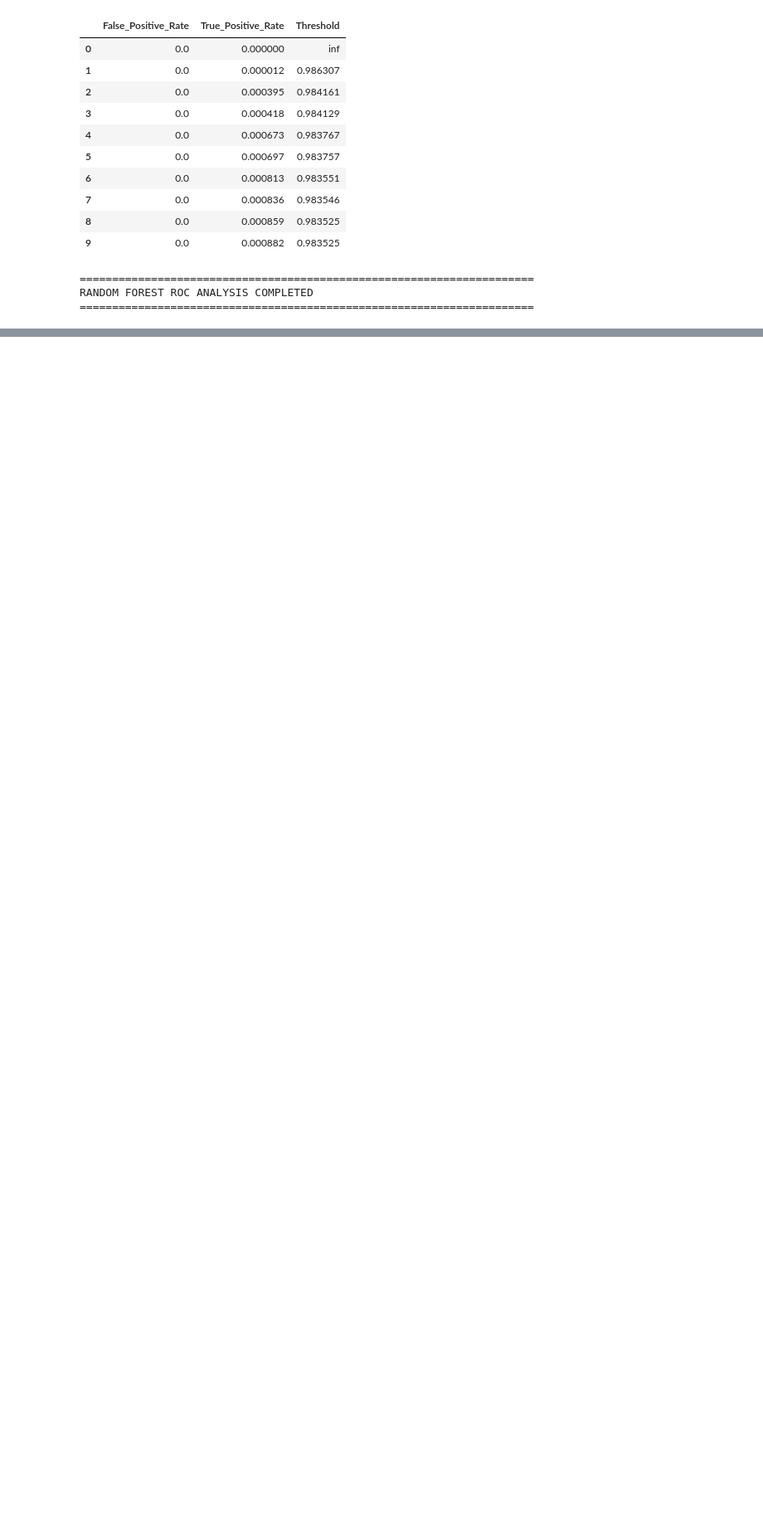
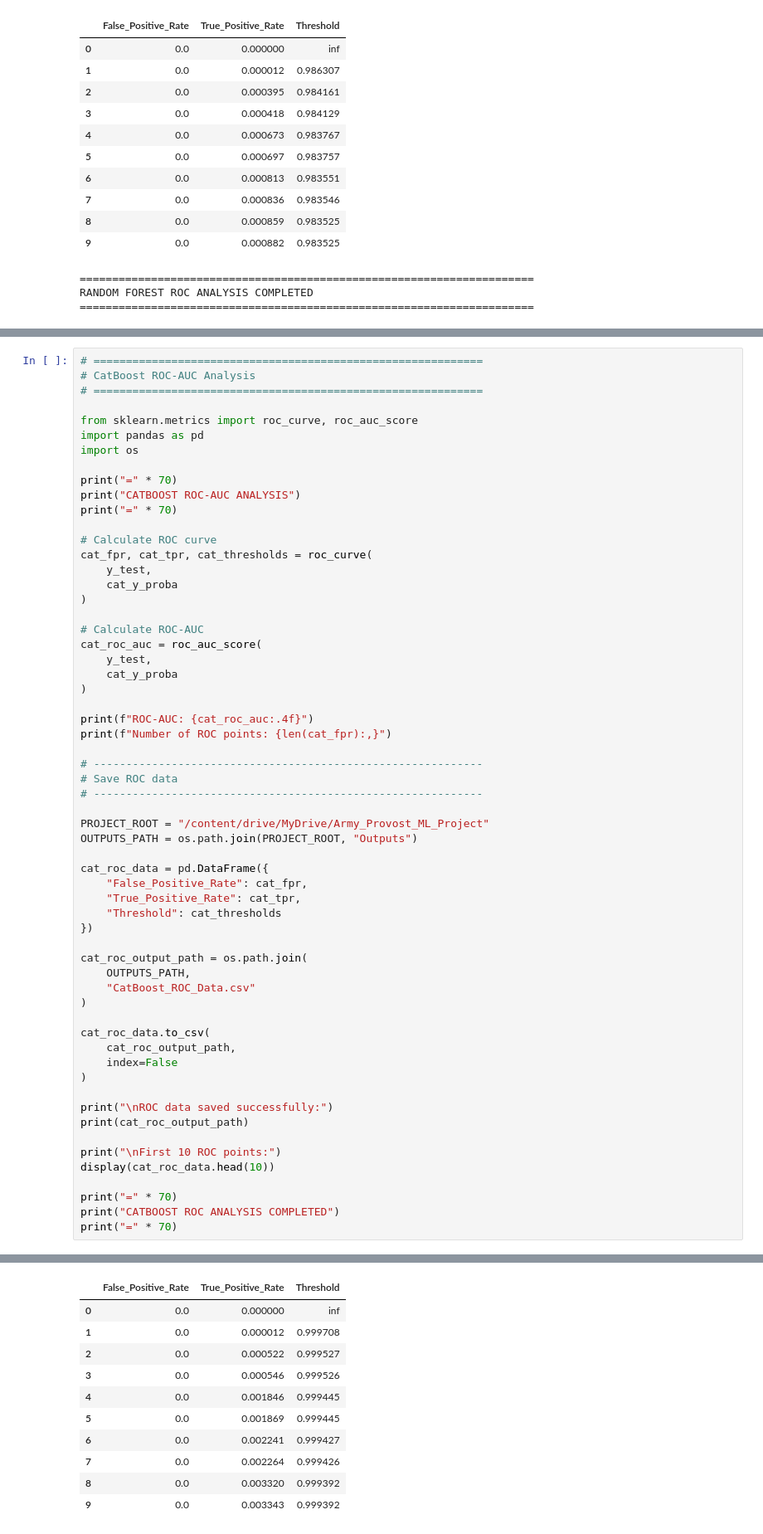
Before and after one commit to arnavon2005/Army_Provost_ML_Project, a Jupyter notebook: 05_Machine_Learning_Modeling.ipynb, the cells around one changed output, grey strips where cells are left out. Shown at 83% size. Saved outputs shown, nothing was run; the diff lists cells and outputs as text; blank space fills up the shorter version.

```diff
--- a/05_Machine_Learning_Modeling.ipynb
+++ b/05_Machine_Learning_Modeling.ipynb
@@ -3087,0 +3829,61 @@ RANDOM FOREST ROC ANALYSIS COMPLETED
+# %%
+# ============================================================
+# CatBoost ROC-AUC Analysis
+# ============================================================
+
+from sklearn.metrics import roc_curve, roc_auc_score
+import pandas as pd
+import os
+
+print("=" * 70)
+print("CATBOOST ROC-AUC ANALYSIS")
+print("=" * 70)
+
+# Calculate ROC curve
+cat_fpr, cat_tpr, cat_thresholds = roc_curve(
+    y_test,
+    cat_y_proba
+)
+
+# Calculate ROC-AUC
+cat_roc_auc = roc_auc_score(
+    y_test,
+    cat_y_proba
+)
+
+print(f"ROC-AUC: {cat_roc_auc:.4f}")
+print(f"Number of ROC points: {len(cat_fpr):,}")
+
+# ------------------------------------------------------------
+# Save ROC data
+# ------------------------------------------------------------
+
+PROJECT_ROOT = "/content/drive/MyDrive/Army_Provost_ML_Project"
+OUTPUTS_PATH = os.path.join(PROJECT_ROOT, "Outputs")
+
+cat_roc_data = pd.DataFrame({
+    "False_Positive_Rate": cat_fpr,
+    "True_Positive_Rate": cat_tpr,
+    "Threshold": cat_thresholds
+})
+
+cat_roc_output_path = os.path.join(
+    OUTPUTS_PATH,
+    "CatBoost_ROC_Data.csv"
+)
+
+cat_roc_data.to_csv(
+    cat_roc_output_path,
+    index=False
+)
+
+print("\nROC data saved successfully:")
+print(cat_roc_output_path)
+
+print("\nFirst 10 ROC points:")
+display(cat_roc_data.head(10))
+
+print("=" * 70)
+print("CATBOOST ROC ANALYSIS COMPLETED")
+print("=" * 70)
+# %% [output]
@@ -3087,0 +3900,11 @@ RANDOM FOREST ROC ANALYSIS COMPLETED
+|  | False_Positive_Rate | True_Positive_Rate | Threshold |
+| 0 | 0.0 | 0.000000 | inf |
+| 1 | 0.0 | 0.000012 | 0.999708 |
+| 2 | 0.0 | 0.000522 | 0.999527 |
+| 3 | 0.0 | 0.000546 | 0.999526 |
+| 4 | 0.0 | 0.001846 | 0.999445 |
+| 5 | 0.0 | 0.001869 | 0.999445 |
+| 6 | 0.0 | 0.002241 | 0.999427 |
+| 7 | 0.0 | 0.002264 | 0.999426 |
+| 8 | 0.0 | 0.003320 | 0.999392 |
+| 9 | 0.0 | 0.003343 | 0.999392 |
```
Also changed, not shown: parts of 10 cells of this notebook.
